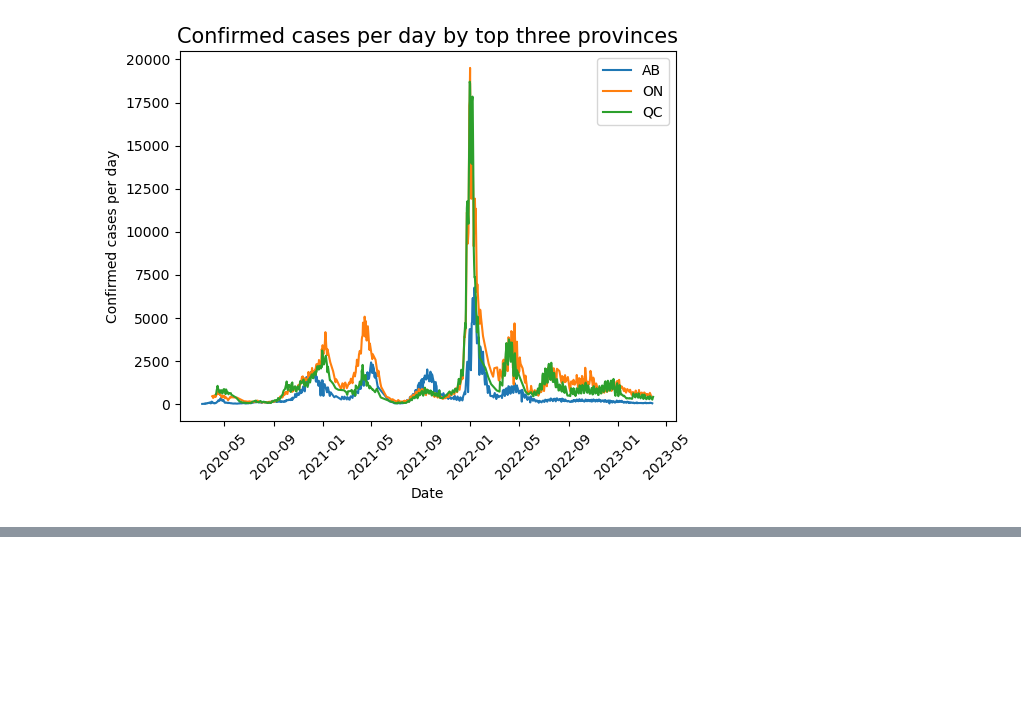
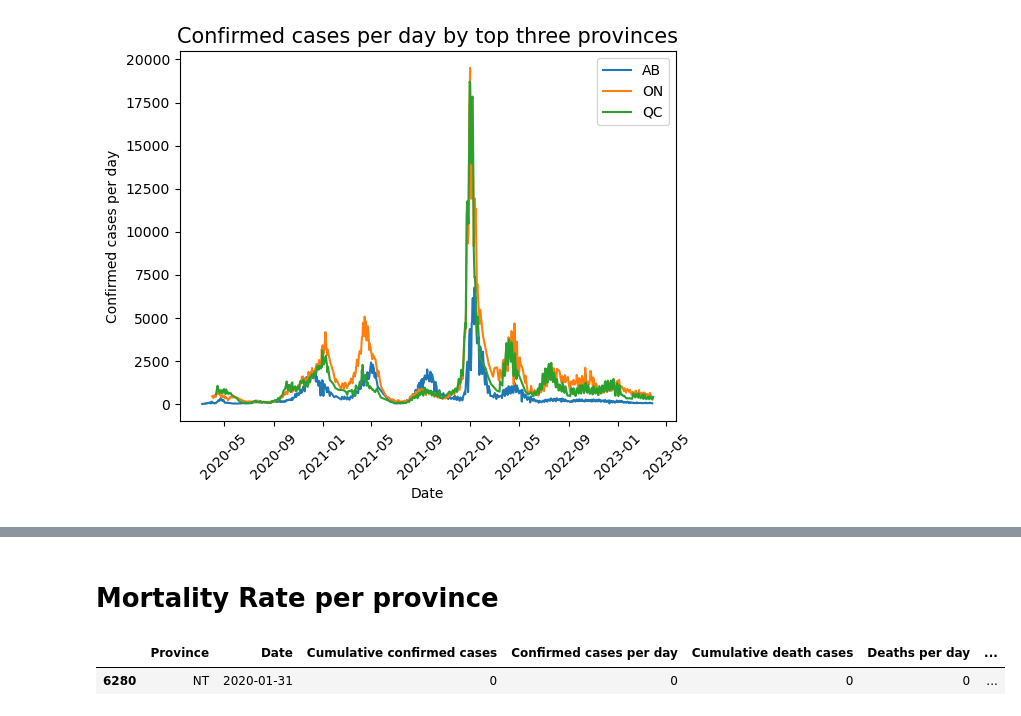
Before and after one commit to svafaeva93/Covid19AnalysisCanada, a Jupyter notebook: Data_extraction_API.ipynb, the cells around one changed output, grey strips where cells are left out. Saved outputs shown, nothing was run; the diff lists cells and outputs as text; code cells hidden in the pictures; blank space fills up the shorter version.

```diff
--- a/Data_extraction_API.ipynb
+++ b/Data_extraction_API.ipynb
@@ -413,0 +414,7 @@ plt.show()
+# %% [markdown]
+# Mortality Rate per province
+# %%
+covid_dataframe_df.head(1)
+# %% [output]
+|  | Province | Date | Cumulative confirmed cases | Confirmed cases per day | Cumulative death cases | Deaths per day | ... |
+| 6280 | NT | 2020-01-31 | 0 | 0 | 0 | 0 | ... |
```
Also changed, not shown: parts of 19 cells of this notebook.
